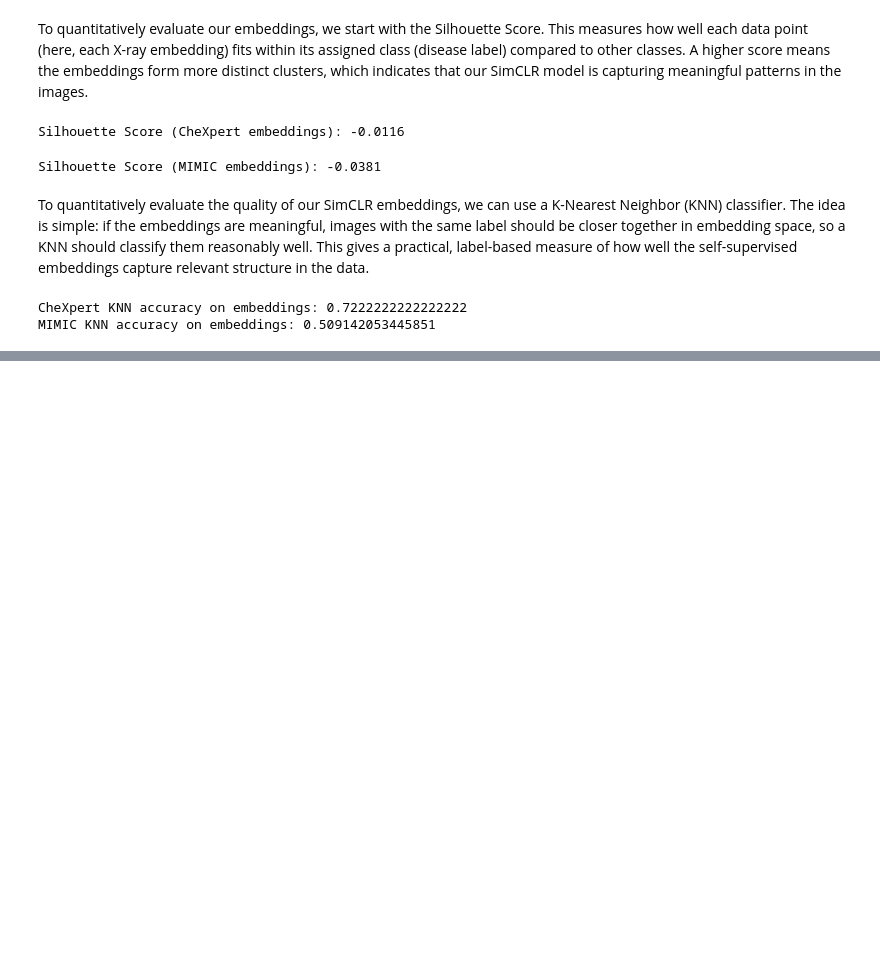
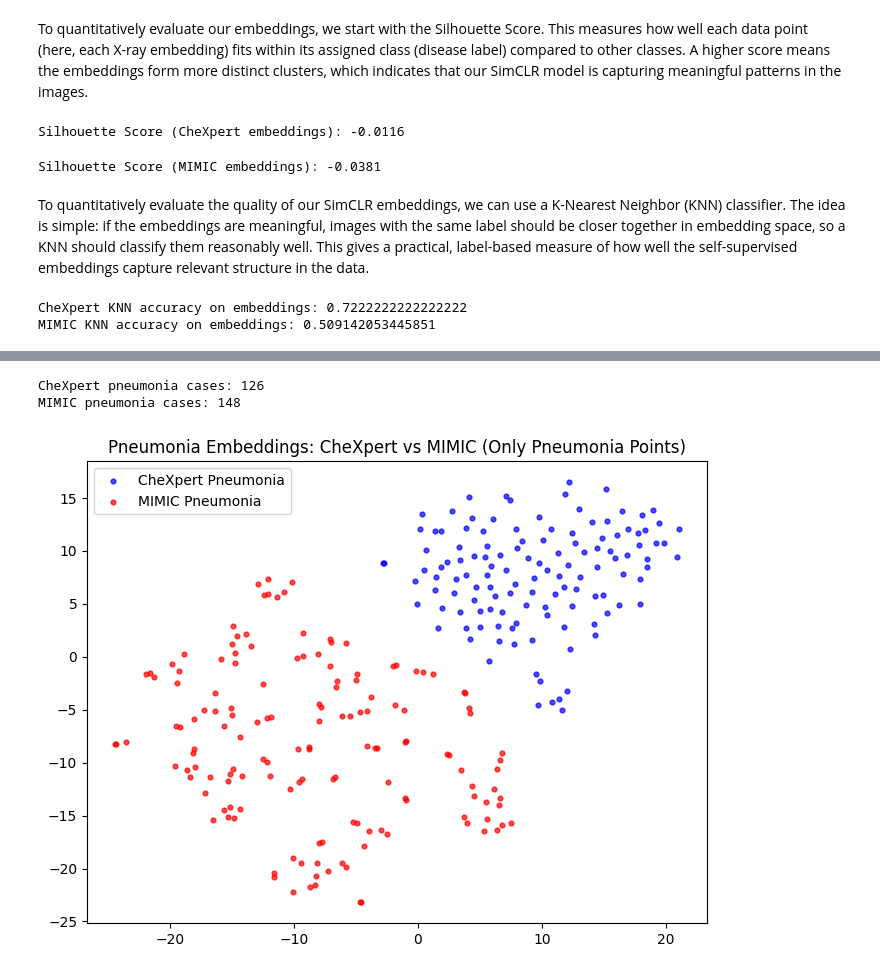
Before and after one commit to ccorbett0116/Fall2025ResearchProject, a Jupyter notebook: Research_Project.ipynb, the cells around one changed output, grey strips where cells are left out. Drawn from its saved outputs; the diff is of its cells as text; code cells hidden in the pictures; blank space fills up the shorter version.

```diff
--- a/Research_Project.ipynb
+++ b/Research_Project.ipynb
@@ -789,0 +791,59 @@ plt.show()
+# %%
+
+
+# -------------------------
+# 1. Get pneumonia labels
+# -------------------------
+labels_chex = df_valid_chexpert["Lung Opacity"].fill_null(-1).to_numpy()
+labels_mimic = df_valid_mimic["Lung Opacity"].fill_null(-1).to_numpy()
+
+emb_chex_np = emb_chexpert.cpu().numpy()
+emb_mimic_np = emb_mimic.cpu().numpy()
+
+# -------------------------
+# 2. Filter to pneumonia only
+# -------------------------
+chex_mask = labels_chex == 1
+mimic_mask = labels_mimic == 1
+
+chex_pneu_emb = emb_chex_np[chex_mask]
+mimic_pneu_emb = emb_mimic_np[mimic_mask]
+
+print("CheXpert pneumonia cases:", chex_pneu_emb.shape[0])
+print("MIMIC pneumonia cases:", mimic_pneu_emb.shape[0])
+
+# -------------------------
+# 3. Combine embeddings for t-SNE
+# -------------------------
+combined = np.vstack([chex_pneu_emb, mimic_pneu_emb])
+
+tsne = TSNE(n_components=2, random_state=42)
+combined_2d = tsne.fit_transform(combined)
+
+n_chex = chex_pneu_emb.shape[0]
+
+chex_2d = combined_2d[:n_chex]
+mimic_2d = combined_2d[n_chex:]
+
+# -------------------------
+# 4. Plot (only pneumonia points)
+# -------------------------
+plt.figure(figsize=(8, 6))
+
+plt.scatter(
+    chex_2d[:, 0], chex_2d[:, 1],
+    s=12, alpha=0.7, label="CheXpert Pneumonia", color="blue"
+)
+
+plt.scatter(
+    mimic_2d[:, 0], mimic_2d[:, 1],
+    s=12, alpha=0.7, label="MIMIC Pneumonia", color="red"
+)
+
+plt.title("Pneumonia Embeddings: CheXpert vs MIMIC (Only Pneumonia Points)")
+plt.legend()
+plt.show()
+# %% [output]
+CheXpert pneumonia cases: 126
+MIMIC pneumonia cases: 148
+[figure, added]
```
Also changed, not shown: parts of 13 cells of this notebook.
